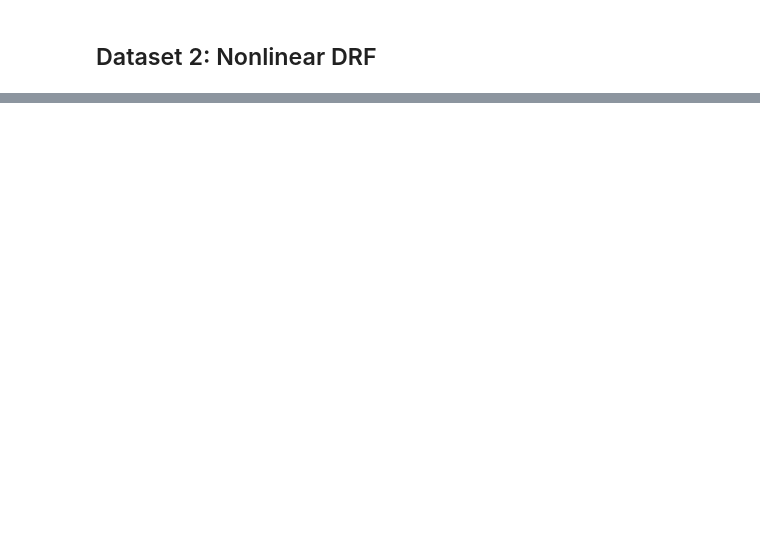
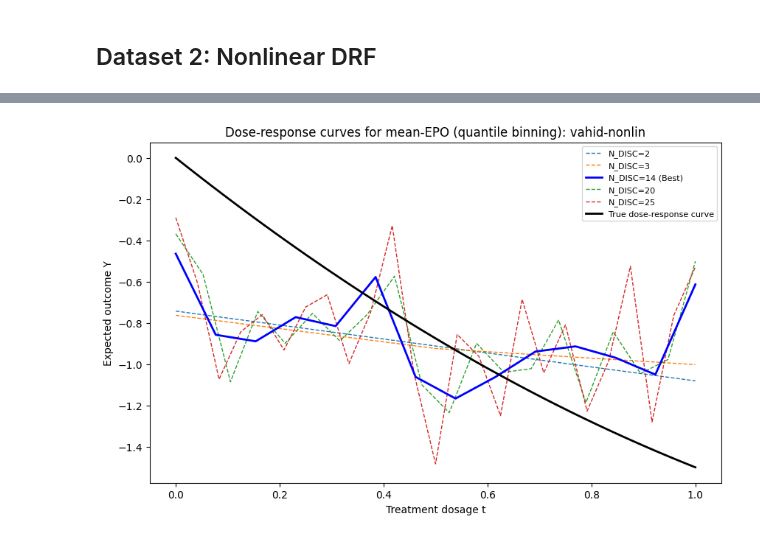
Before and after one commit to chris-L6/CausalPFN, a Jupyter notebook: my-work/Week_11-17/notebooks/quantile_epo_analysis.ipynb, the cells around one changed output, grey strips where cells are left out. Saved outputs shown, nothing was run; the diff lists cells and outputs as text; code cells hidden in the pictures; blank space fills up the shorter version.

```diff
--- a/my-work/Week_11-17/notebooks/quantile_epo_analysis.ipynb
+++ b/my-work/Week_11-17/notebooks/quantile_epo_analysis.ipynb
@@ -66,32 +139,34 @@ plt.show()
 ## Plotting DRF predictions
 fig = plt.figure(figsize=(10, 6))
 
-N_DISC_TO_VIZ = [2, 5, 10, 15, 20]
+N_DISC_TO_VIZ = [2, 3, 14, 20, 25]
 for N_DISC in N_DISC_TO_VIZ:
     df_N = df.loc[[N_DISC]]
     # Fill first and last values
     df_N.loc[(N_DISC, 0), "EPOs_1"] = df_N.loc[(N_DISC, 0), "EPOs_2"]
     df_N.loc[(N_DISC, N_DISC - 1), "EPOs_2"] = df_N.loc[(N_DISC, N_DISC - 1), "EPOs_1"]
     # Average and calculate RMSE aggainst true_effect
     y_pred = df_N[["EPOs_1", "EPOs_2"]].mean(axis=1).values
     if rmse_df.loc[N_DISC, "RMSE"] == rmse_df.min().values: # emphasize best prediction
         plt.plot(np.linspace(0.0, 1.0, N_DISC), y_pred, '-', linewidth=2,
                  label=f"N_DISC={N_DISC} (Best)", c="blue", zorder=14)
     else:
         plt.plot(np.linspace(0.0, 1.0, N_DISC), y_pred, '--', linewidth=1,
                  label=f"N_DISC={N_DISC}")
 
 # True dose-response curve
 def nonlin_drf(t): return 0.5 * t ** 2 - 2 * t
 t_mesh = np.linspace(0, 1, 100)
 y_true = nonlin_drf(t_mesh)
 plt.plot(t_mesh, y_true,
          label="True dose-response curve", linewidth=2, c='k', zorder=15)
 
 plt.title(f"Dose-response curves for mean-EPO (quantile binning): {data_name}")
 plt.xlabel("Treatment dosage t")
 plt.ylabel("Expected outcome Y")
 plt.legend(fontsize=8)
 plt.savefig(f"{file_location}/quantile_dose-response_curves_{data_name}_{date_string}.png")
 
 plt.show()
+# %% [output]
+[figure, added]
```
Also changed, not shown: parts of 5 cells of this notebook, 4 other files.
